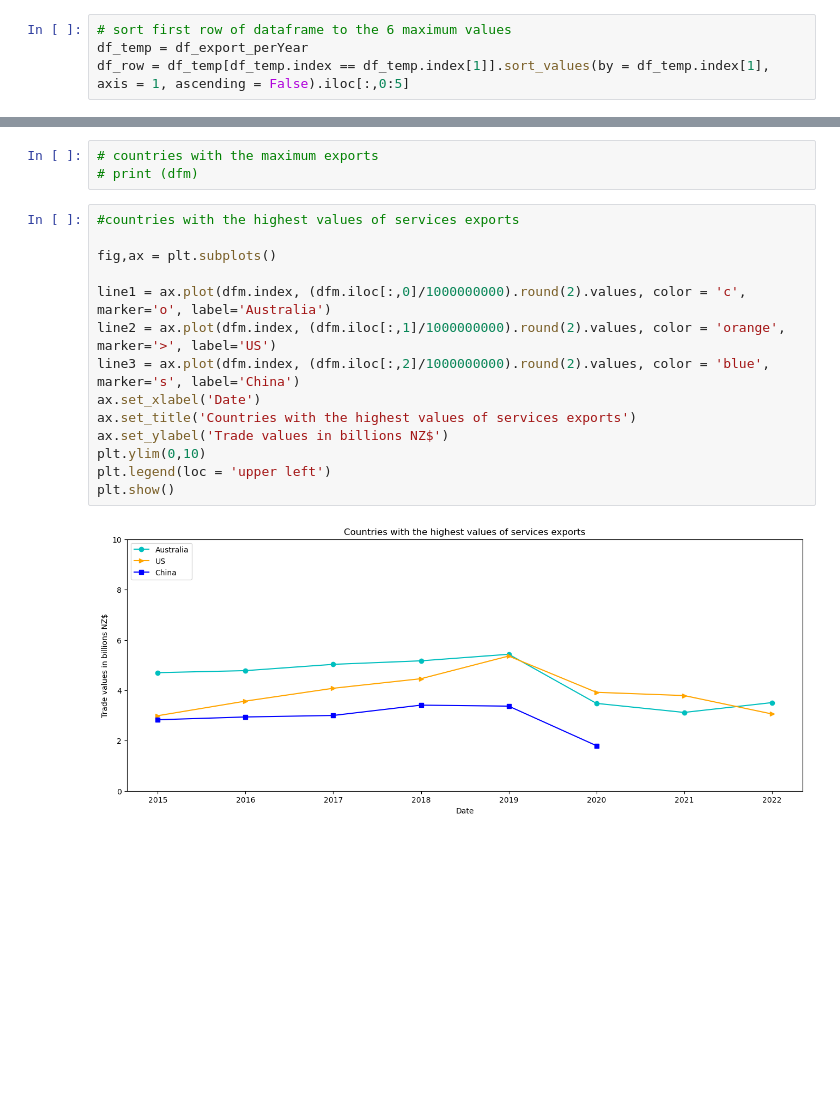
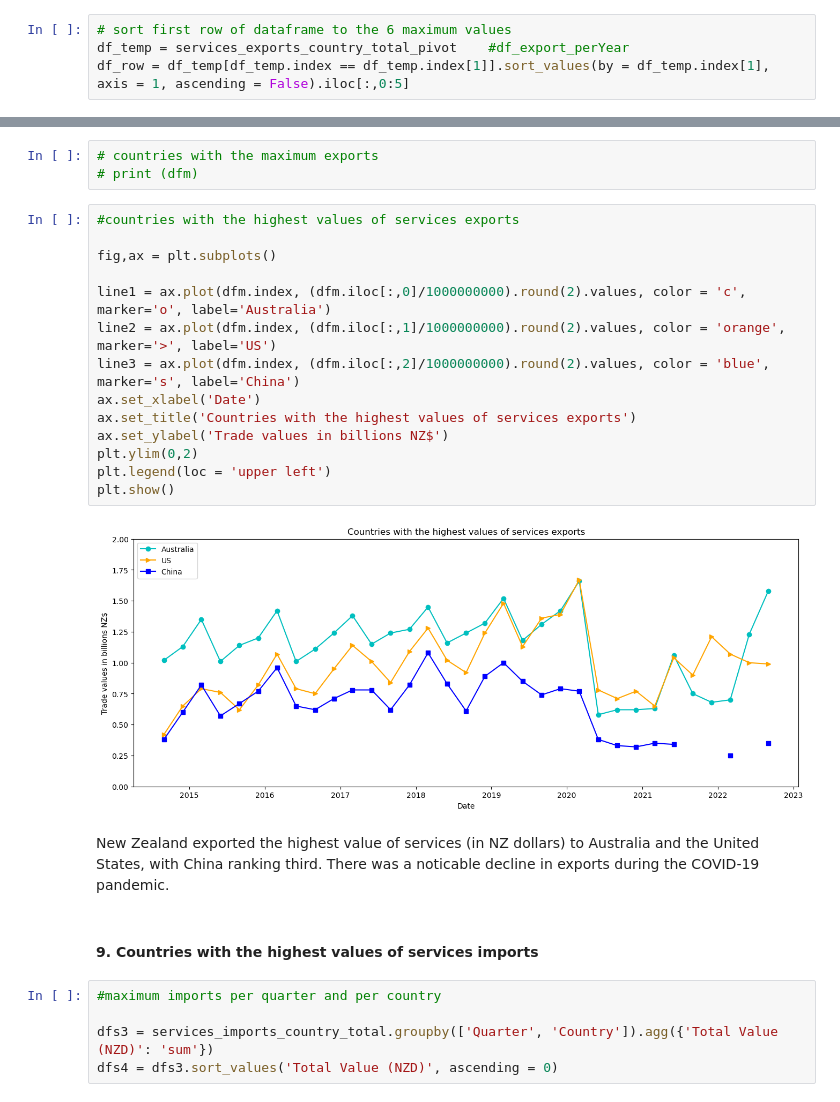
Before and after one commit to lilianasku/Time-series-analysis, a Jupyter notebook: notebooks/TradeData_Eda - Working.ipynb, the cells around one changed output, grey strips where cells are left out. Saved outputs shown, nothing was run; the diff lists cells and outputs as text; blank space fills up the shorter version.

```diff
--- a/notebooks/TradeData_Eda - Working.ipynb
+++ b/notebooks/TradeData_Eda - Working.ipynb
@@ -395,6 +390,6 @@ df_export_perYear.index = df_export_perYear.index.strftime('%Y')
 # %%
 # sort first row of dataframe to the 6 maximum values
-df_temp = df_export_perYear
+df_temp = services_exports_country_total_pivot    #df_export_perYear
 df_row = df_temp[df_temp.index == df_temp.index[1]].sort_values(by = df_temp.index[1], axis = 1, ascending = False).iloc[:,0:5]
 # %%
 # sort other rows of the dataframe and create a new dataframe
@@ -408,16 +403,25 @@ for i in range(2, len(df_temp.index)):
 # %%
 #countries with the highest values of services exports
 
 fig,ax = plt.subplots()
 
 line1 = ax.plot(dfm.index, (dfm.iloc[:,0]/1000000000).round(2).values, color = 'c', marker='o', label='Australia')
 line2 = ax.plot(dfm.index, (dfm.iloc[:,1]/1000000000).round(2).values, color = 'orange', marker='>', label='US')
 line3 = ax.plot(dfm.index, (dfm.iloc[:,2]/1000000000).round(2).values, color = 'blue', marker='s', label='China')
 ax.set_xlabel('Date')
 ax.set_title('Countries with the highest values of services exports')
 ax.set_ylabel('Trade values in billions NZ$')
-plt.ylim(0,10)
+plt.ylim(0,2)
 plt.legend(loc = 'upper left')
 plt.show()
 # %% [output]
-[figure, old version]
+[figure, new version]
+# %% [markdown]
+New Zealand exported the highest value of services (in NZ dollars) to Australia and the United States, with China ranking third. There was a noticable decline in exports during the COVID-19 pandemic.
+# %% [markdown]
+#### 9. Countries with the highest values of services imports
+# %%
+#maximum imports per quarter and per country
+
+dfs3 = services_imports_country_total.groupby(['Quarter', 'Country']).agg({'Total Value (NZD)': 'sum'})
+dfs4 = dfs3.sort_values('Total Value (NZD)', ascending = 0)
```
Also changed, not shown: parts of 6 cells of this notebook.
